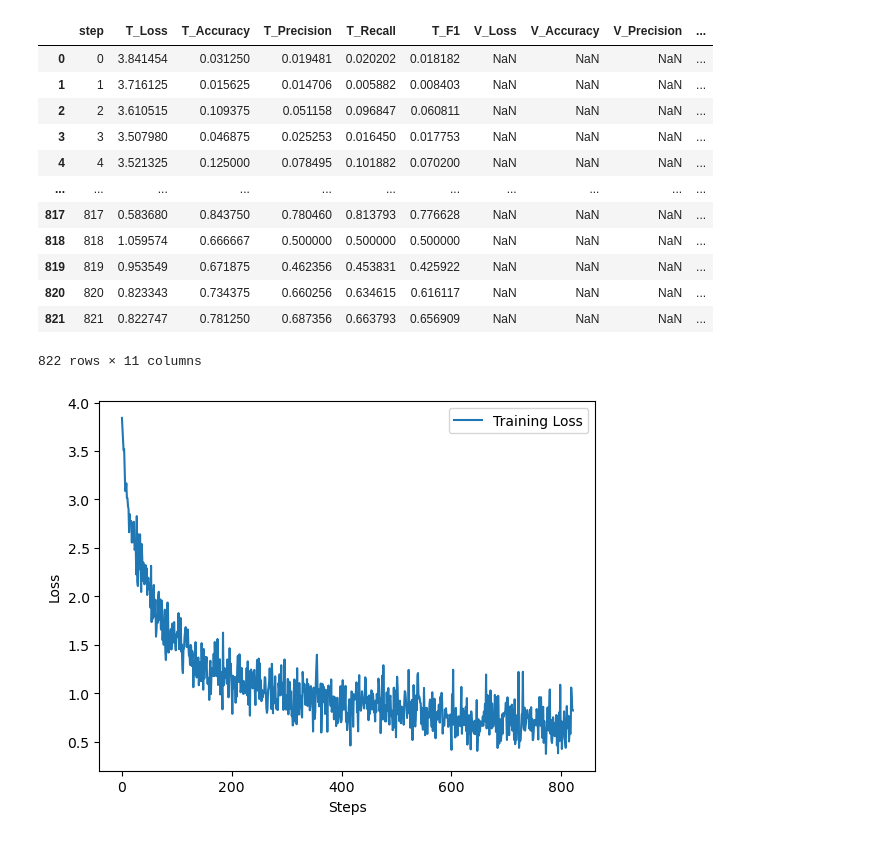
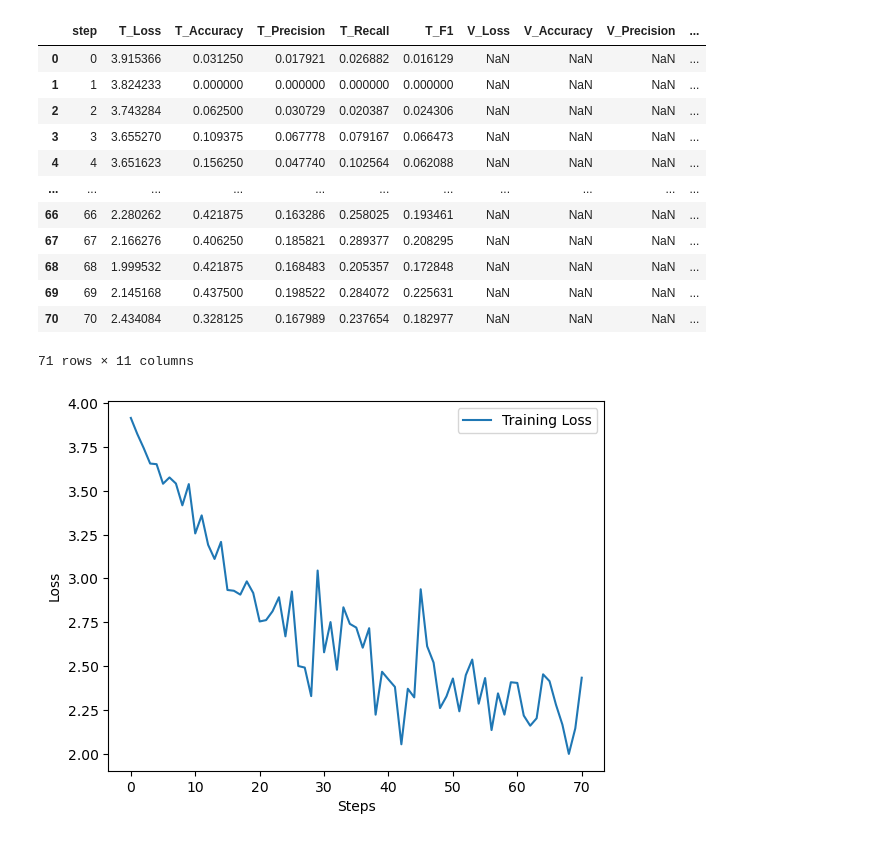
Before and after one commit to mehardsingh/point-transformer-cardinality-reduction, a Jupyter notebook: plot_progress2.ipynb, the cells around one changed output. Cells and saved outputs as stored; diff of their text form; code cells hidden in the pictures.

```diff
--- a/plot_progress2.ipynb
+++ b/plot_progress2.ipynb
@@ -2,22 +2,22 @@
 import pandas as pd
 import matplotlib.pyplot as plt
 # %%
-progress = pd.read_csv("outputs/point_transformer/progress.csv")
+progress = pd.read_csv("outputs/pointnet/progress.csv")
 progress
 # %% [output]
 |  | step | T_Loss | T_Accuracy | T_Precision | T_Recall | T_F1 | V_Loss | V_Accuracy | V_Precision | ... |
-| 0 | 0 | 3.841454 | 0.031250 | 0.019481 | 0.020202 | 0.018182 | NaN | NaN | NaN | ... |
-| 1 | 1 | 3.716125 | 0.015625 | 0.014706 | 0.005882 | 0.008403 | NaN | NaN | NaN | ... |
-| 2 | 2 | 3.610515 | 0.109375 | 0.051158 | 0.096847 | 0.060811 | NaN | NaN | NaN | ... |
-| 3 | 3 | 3.507980 | 0.046875 | 0.025253 | 0.016450 | 0.017753 | NaN | NaN | NaN | ... |
-| 4 | 4 | 3.521325 | 0.125000 | 0.078495 | 0.101882 | 0.070200 | NaN | NaN | NaN | ... |
+| 0 | 0 | 3.915366 | 0.031250 | 0.017921 | 0.026882 | 0.016129 | NaN | NaN | NaN | ... |
+| 1 | 1 | 3.824233 | 0.000000 | 0.000000 | 0.000000 | 0.000000 | NaN | NaN | NaN | ... |
+| 2 | 2 | 3.743284 | 0.062500 | 0.030729 | 0.020387 | 0.024306 | NaN | NaN | NaN | ... |
+| 3 | 3 | 3.655270 | 0.109375 | 0.067778 | 0.079167 | 0.066473 | NaN | NaN | NaN | ... |
+| 4 | 4 | 3.651623 | 0.156250 | 0.047740 | 0.102564 | 0.062088 | NaN | NaN | NaN | ... |
 | ... | ... | ... | ... | ... | ... | ... | ... | ... | ... | ... |
-| 817 | 817 | 0.583680 | 0.843750 | 0.780460 | 0.813793 | 0.776628 | NaN | NaN | NaN | ... |
-| 818 | 818 | 1.059574 | 0.666667 | 0.500000 | 0.500000 | 0.500000 | NaN | NaN | NaN | ... |
-| 819 | 819 | 0.953549 | 0.671875 | 0.462356 | 0.453831 | 0.425922 | NaN | NaN | NaN | ... |
-| 820 | 820 | 0.823343 | 0.734375 | 0.660256 | 0.634615 | 0.616117 | NaN | NaN | NaN | ... |
-| 821 | 821 | 0.822747 | 0.781250 | 0.687356 | 0.663793 | 0.656909 | NaN | NaN | NaN | ... |
+| 66 | 66 | 2.280262 | 0.421875 | 0.163286 | 0.258025 | 0.193461 | NaN | NaN | NaN | ... |
+| 67 | 67 | 2.166276 | 0.406250 | 0.185821 | 0.289377 | 0.208295 | NaN | NaN | NaN | ... |
+| 68 | 68 | 1.999532 | 0.421875 | 0.168483 | 0.205357 | 0.172848 | NaN | NaN | NaN | ... |
+| 69 | 69 | 2.145168 | 0.437500 | 0.198522 | 0.284072 | 0.225631 | NaN | NaN | NaN | ... |
+| 70 | 70 | 2.434084 | 0.328125 | 0.167989 | 0.237654 | 0.182977 | NaN | NaN | NaN | ... |
-822 rows × 11 columns
+71 rows × 11 columns
 # %%
 train_steps = list(progress["step"])
 train_loss = list(progress["T_Loss"])
@@ -37,7 +37,7 @@ plt.ylabel('Loss')
 plt.legend()
 plt.show()
 # %% [output]
-[figure, old version]
+[figure, new version]
 # %%
 plt.plot(val_steps, val_loss, label='Validation Loss')
 plt.xlabel('Steps')
```
Also changed, not shown: parts of 3 cells of this notebook, 1 other file.
